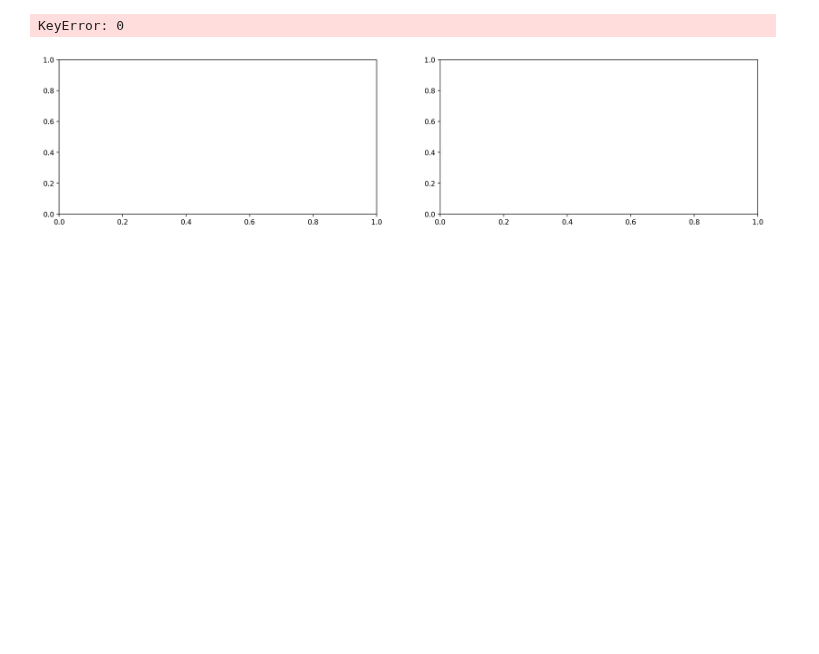
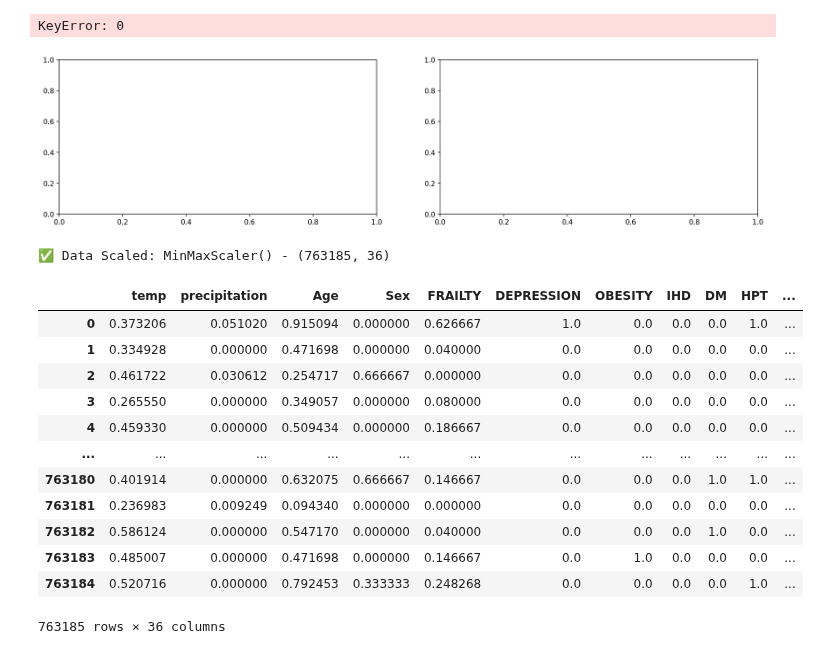
Before and after one commit to janduplessis883/project-showupforhealth, a Jupyter notebook: notebooks/Jan-Machine-Learning.ipynb, the cells around one changed output. Cells and saved outputs as stored; diff of their text form; code cells hidden in the pictures; blank space fills up the shorter version.

```diff
--- a/notebooks/Jan-Machine-Learning.ipynb
+++ b/notebooks/Jan-Machine-Learning.ipynb
@@ -98,3 +99,23 @@ ax[1].set_title('Y_train_os after balancing', fontsize=14);
 # %% [output]
 KeyError: 0
 [figure]
+# %%
+X_train_os_s = scale_df(X_train_os, 'minmax')
+# %% [output]
+✅ Data Scaled: MinMaxScaler() - (763185, 36)
+# %%
+X_train_os_s
+# %% [output]
+|  | temp | precipitation | Age | Sex | FRAILTY | DEPRESSION | OBESITY | IHD | DM | HPT | ... |
+| 0 | 0.373206 | 0.051020 | 0.915094 | 0.000000 | 0.626667 | 1.0 | 0.0 | 0.0 | 0.0 | 1.0 | ... |
+| 1 | 0.334928 | 0.000000 | 0.471698 | 0.000000 | 0.040000 | 0.0 | 0.0 | 0.0 | 0.0 | 0.0 | ... |
+| 2 | 0.461722 | 0.030612 | 0.254717 | 0.666667 | 0.000000 | 0.0 | 0.0 | 0.0 | 0.0 | 0.0 | ... |
+| 3 | 0.265550 | 0.000000 | 0.349057 | 0.000000 | 0.080000 | 0.0 | 0.0 | 0.0 | 0.0 | 0.0 | ... |
+| 4 | 0.459330 | 0.000000 | 0.509434 | 0.000000 | 0.186667 | 0.0 | 0.0 | 0.0 | 0.0 | 0.0 | ... |
+| ... | ... | ... | ... | ... | ... | ... | ... | ... | ... | ... | ... |
+| 763180 | 0.401914 | 0.000000 | 0.632075 | 0.666667 | 0.146667 | 0.0 | 0.0 | 0.0 | 1.0 | 1.0 | ... |
+| 763181 | 0.236983 | 0.009249 | 0.094340 | 0.000000 | 0.000000 | 0.0 | 0.0 | 0.0 | 0.0 | 0.0 | ... |
+| 763182 | 0.586124 | 0.000000 | 0.547170 | 0.000000 | 0.040000 | 0.0 | 0.0 | 0.0 | 1.0 | 0.0 | ... |
+| 763183 | 0.485007 | 0.000000 | 0.471698 | 0.000000 | 0.146667 | 0.0 | 1.0 | 0.0 | 0.0 | 0.0 | ... |
+| 763184 | 0.520716 | 0.000000 | 0.792453 | 0.333333 | 0.248268 | 0.0 | 0.0 | 0.0 | 0.0 | 1.0 | ... |
+763185 rows × 36 columns
```
Also changed, not shown: parts of 2 cells of this notebook, 45 other files.
